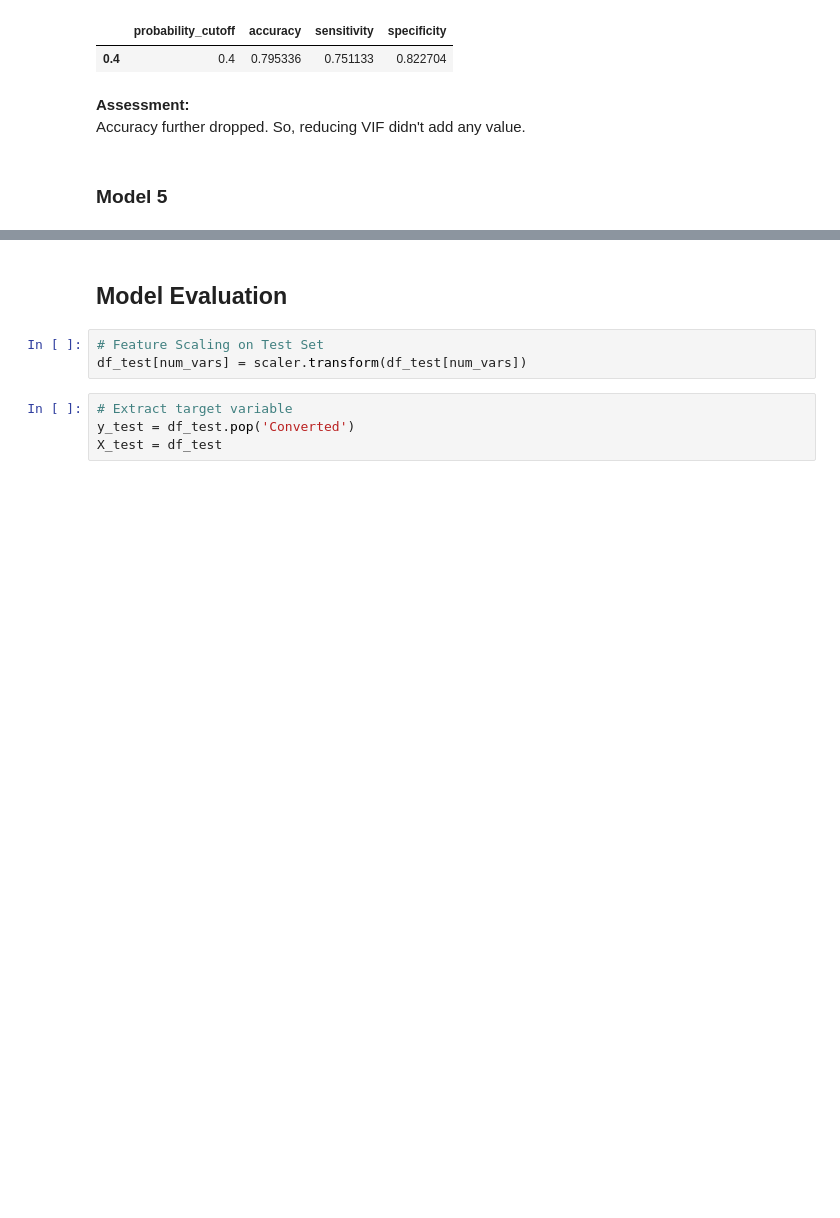
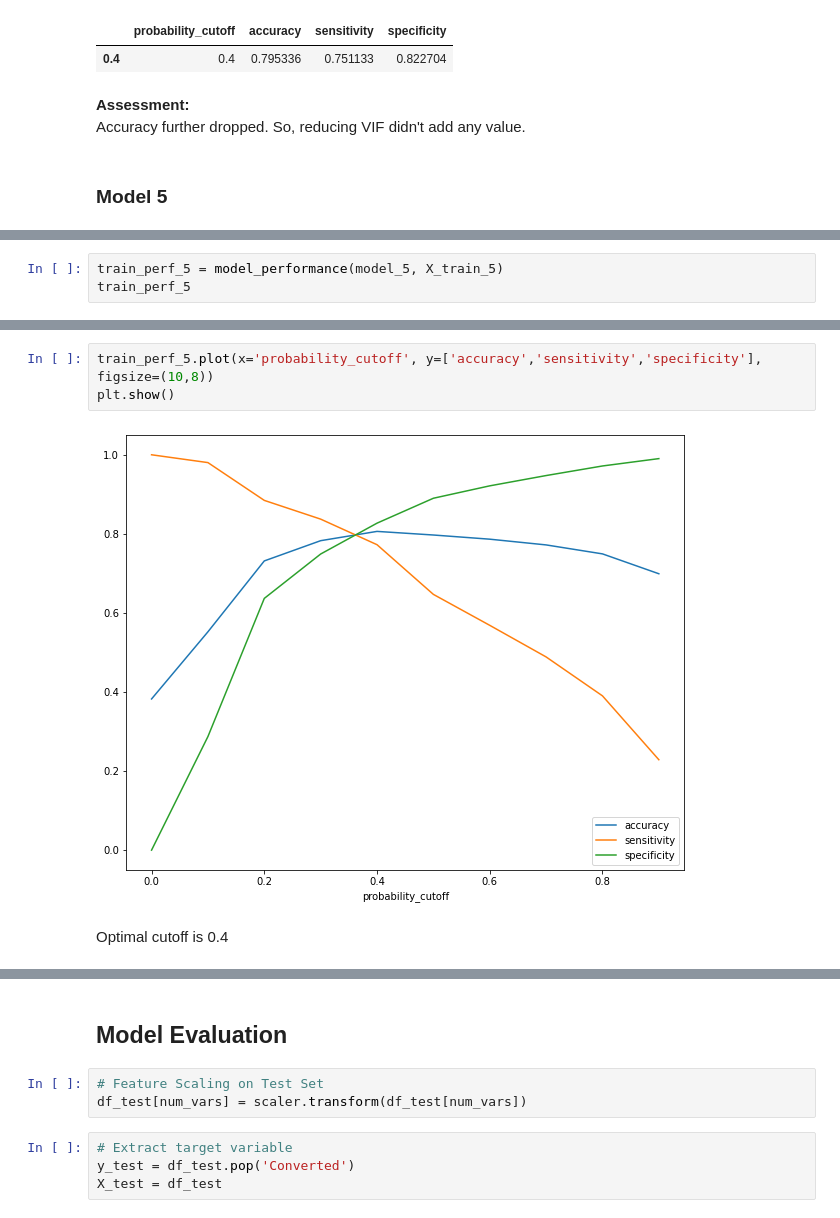
Before and after one commit to SachinShekhar/Lead-Scoring-Case-Study, a Jupyter notebook: Case Study.ipynb, the cells around one changed output, grey strips where cells are left out. Cells and saved outputs as stored; diff of their text form; blank space fills up the shorter version.

```diff
--- a/Case Study.ipynb
+++ b/Case Study.ipynb
@@ -1984,0 +2080,3 @@ Accuracy further dropped. So, reducing VIF didn't add any value.
+# %%
+train_perf_5 = model_performance(model_5, X_train_5)
+train_perf_5
@@ -1984,0 +2095,7 @@ Accuracy further dropped. So, reducing VIF didn't add any value.
+# %%
+train_perf_5.plot(x='probability_cutoff', y=['accuracy','sensitivity','specificity'], figsize=(10,8))
+plt.show()
+# %% [output]
+[figure, added]
+# %% [markdown]
+Optimal cutoff is 0.4
```
Also changed, not shown: parts of 34 cells of this notebook.
